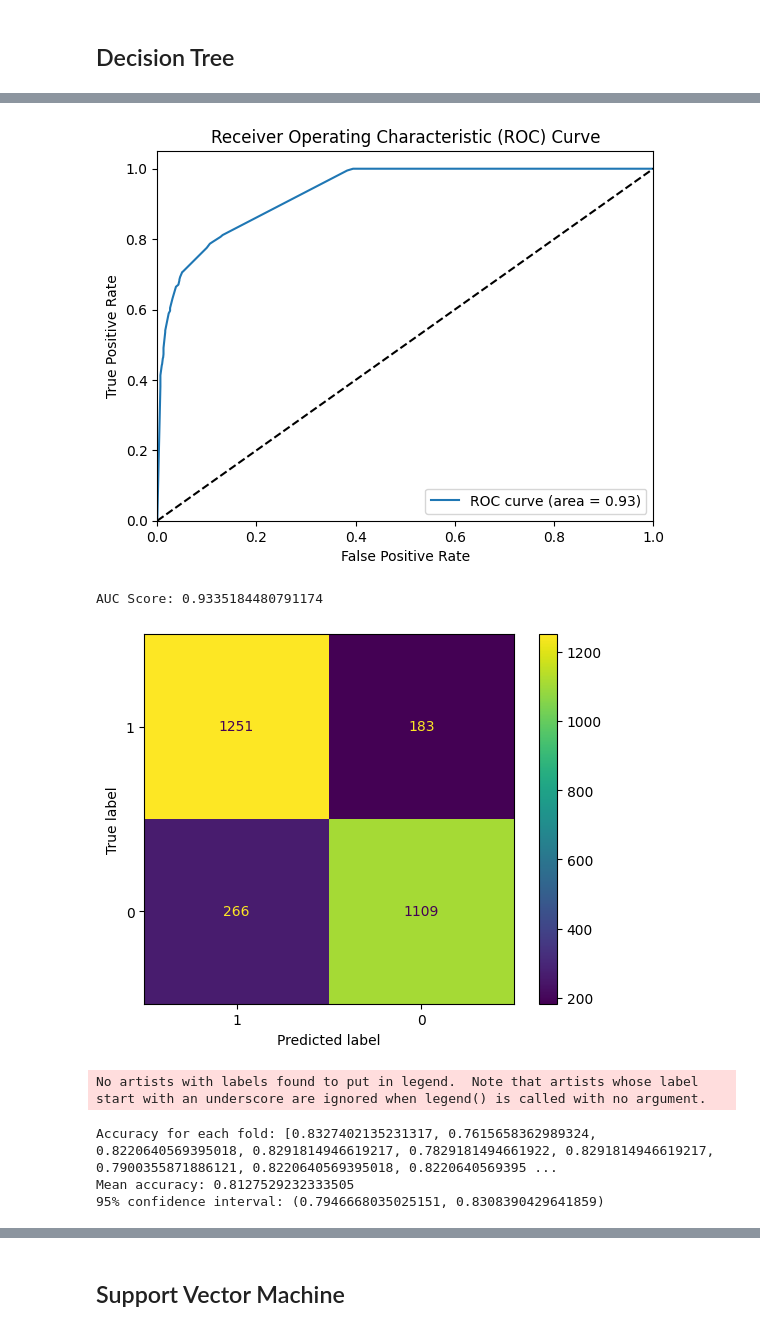
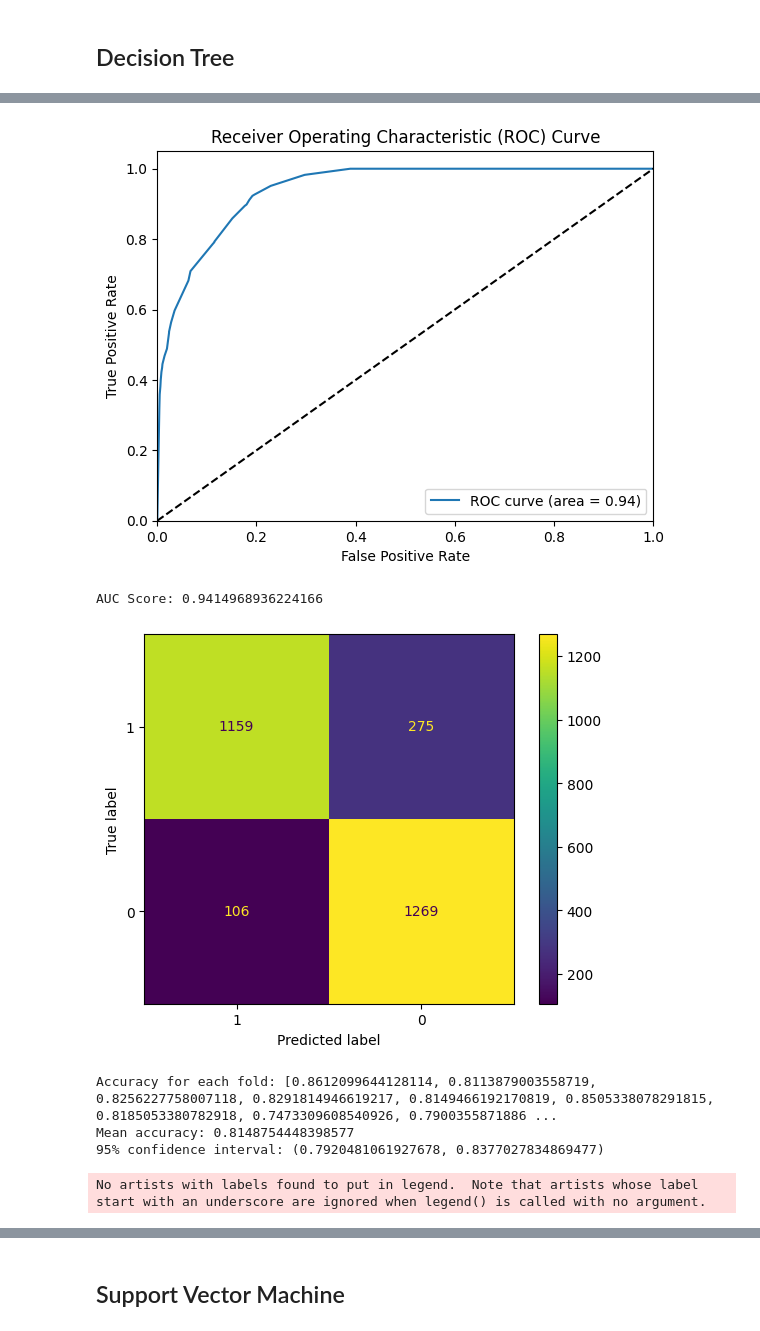
Before and after one commit to alessandroCassani/featureEngineering, a Jupyter notebook: duplicates/10%_duplicates.ipynb, the cells around one changed output, grey strips where cells are left out. Cells and saved outputs as stored; diff of their text form; code cells hidden in the pictures.

```diff
--- a/duplicates/10%_duplicates.ipynb
+++ b/duplicates/10%_duplicates.ipynb
@@ -51,8 +51,8 @@ Percentage of Duplicate Values:  9.9967958987504
 # %% [markdown]
 ## Decision Tree
 # %%
-y_pred_prob, y_test_dt, decision_tree = ML_algorithms.model_dt(df, df_clean)
-mean_accuracy_dt, confidence_interval_dt = ML_algorithms.k_fold_cross_validation_dt(decision_tree, df_clean)
+y_pred_prob, y_test_dt, classification_report_dt, decision_tree = ML_algorithms.model_dt(df, df_clean)
+ML_algorithms.k_fold_cross_validation_dt(decision_tree, df_clean)
 # %% [output]
 Classification Report on Test Set - original:
               precision    recall  f1-score   support
@@ -71,7 +71,7 @@ Node Labels:
-[figure, old version]
+[figure, new version]
-AUC Score: 0.9335184480791174
+AUC Score: 0.9414968936224166
-[figure, old version]
+[figure, new version]
-No artists with labels found to put in legend.  Note that artists whose label start with an underscore are ignored when legend() is called with no argument.
+Accuracy for each fold: [0.8612099644128114, 0.8113879003558719, 0.8256227758007118, 0.8291814946619217, 0.8149466192170819, 0.8505338078291815, 0.8185053380782918, 0.7473309608540926, 0.7900355871886 ...
+Mean accuracy: 0.8148754448398577
+95% confidence interval: (0.7920481061927678, 0.8377027834869477)
-Accuracy for each fold: [0.8327402135231317, 0.7615658362989324, 0.8220640569395018, 0.8291814946619217, 0.7829181494661922, 0.8291814946619217, 0.7900355871886121, 0.8220640569395018, 0.8220640569395 ...
-Mean accuracy: 0.8127529232333505
-95% confidence interval: (0.7946668035025151, 0.8308390429641859)
+No artists with labels found to put in legend.  Note that artists whose label start with an underscore are ignored when legend() is called with no argument.
```
Also changed, not shown: parts of 7 cells of this notebook, 7 other files.
